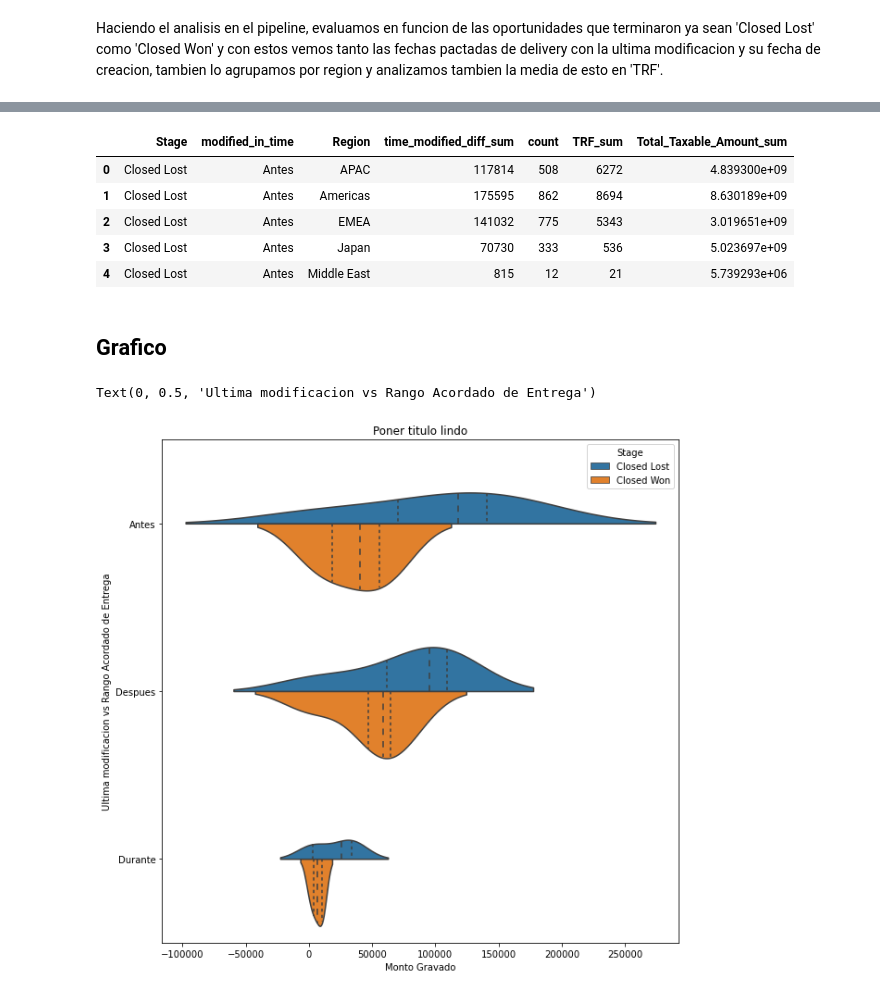
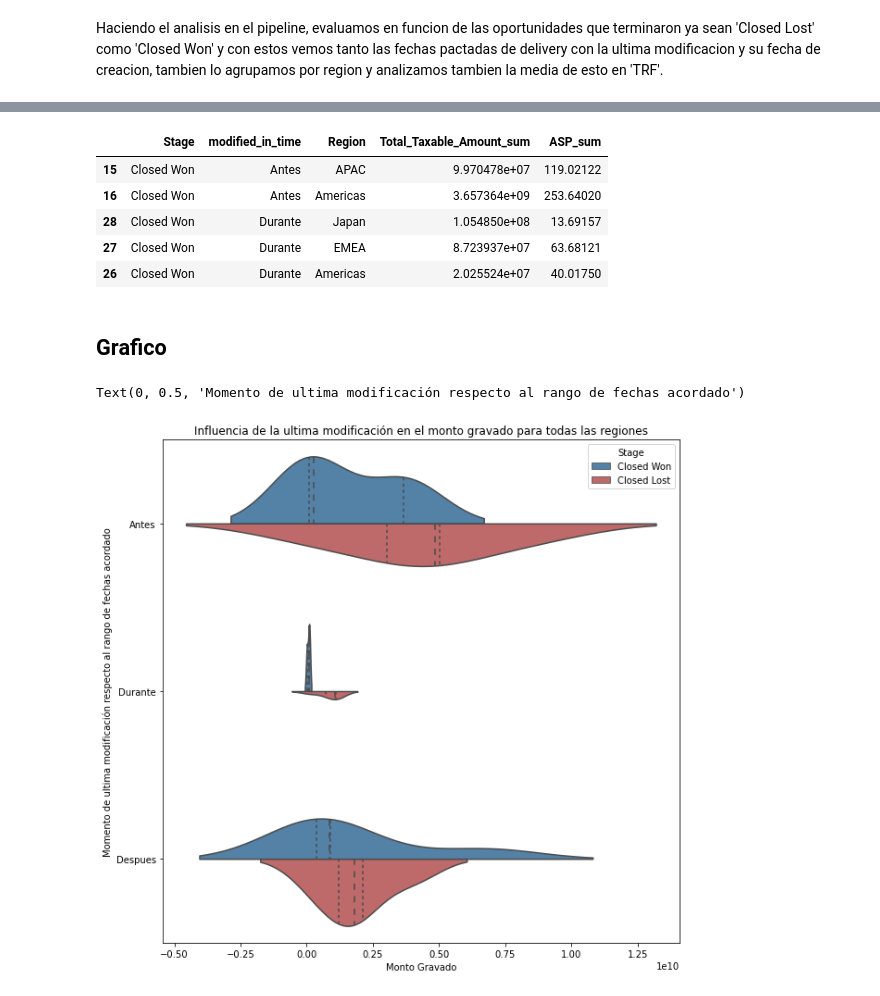
Before and after one commit to RenzoJacinto/TP1-Datos, a Jupyter notebook: visu.ipynb, the cells around one changed output, grey strips where cells are left out. Drawn from its saved outputs; the diff is of its cells as text; code cells hidden in the pictures.

Commit message:
Add files via upload
Ahi subi el grafico a entregar, con los colores elegidos y la orientacion de las metricas elegidas

```diff
--- a/visu.ipynb
+++ b/visu.ipynb
@@ -148,5 +148,5 @@ df_fin
 # %%
 by_region = df_fin.groupby(['Stage', 'modified_in_time', 'Region'])\
-.agg({'time_modified_diff':['sum', 'count'], 'TRF':'sum', 'Total_Taxable_Amount':'sum'})
+.agg({'Total_Taxable_Amount':'sum', 'ASP_(converted)':'sum'})
 by_region
 # %% [output]
@@ -172,27 +171,30 @@ by_region
 # %%
 by_region = by_region.reset_index()
-by_region.columns = ['Stage', 'modified_in_time', 'Region', 'time_modified_diff_sum',
-                     'count','TRF_sum', 'Total_Taxable_Amount_sum']
+by_region.columns = ['Stage', 'modified_in_time', 'Region', 'Total_Taxable_Amount_sum', 'ASP_sum']
+
+by_region = by_region.sort_values('Stage', ascending = False)
 by_region.head()
 # %% [output]
-|  | Stage | modified_in_time | Region | time_modified_diff_sum | count | TRF_sum | Total_Taxable_Amount_sum |
-| 0 | Closed Lost | Antes | APAC | 117814 | 508 | 6272 | 4.839300e+09 |
-| 1 | Closed Lost | Antes | Americas | 175595 | 862 | 8694 | 8.630189e+09 |
-| 2 | Closed Lost | Antes | EMEA | 141032 | 775 | 5343 | 3.019651e+09 |
-| 3 | Closed Lost | Antes | Japan | 70730 | 333 | 536 | 5.023697e+09 |
-| 4 | Closed Lost | Antes | Middle East | 815 | 12 | 21 | 5.739293e+06 |
+|  | Stage | modified_in_time | Region | Total_Taxable_Amount_sum | ASP_sum |
+| 15 | Closed Won | Antes | APAC | 9.970478e+07 | 119.02122 |
+| 16 | Closed Won | Antes | Americas | 3.657364e+09 | 253.64020 |
+| 28 | Closed Won | Durante | Japan | 1.054850e+08 | 13.69157 |
+| 27 | Closed Won | Durante | EMEA | 8.723937e+07 | 63.68121 |
+| 26 | Closed Won | Durante | Americas | 2.025524e+07 | 40.01750 |
 # %% [markdown]
 ## Grafico
 # %%
 import seaborn as sns
 import matplotlib.pyplot as plt
 
+pal = {'Closed Won': 'steelblue', 'Closed Lost': 'indianred'}
+
 fig, ax = plt.subplots(figsize = (10, 10))
-plt.title('Poner titulo lindo')
-sns.violinplot( y='modified_in_time', x='time_modified_diff_sum', hue = 'Stage', data=by_region, split=True,  inner="quartile")
+plt.title('Influencia de la ultima modificación en el monto gravado para todas las regiones')
+sns.violinplot( y='modified_in_time', x='Total_Taxable_Amount_sum', hue = 'Stage', data=by_region, split=True,  inner="quartile", palette=pal)
 
 ax.set_xlabel('Monto Gravado')
-ax.set_ylabel('Ultima modificacion vs Rango Acordado de Entrega')
+ax.set_ylabel('Momento de ultima modificación respecto al rango de fechas acordado')
 # %% [output]
-Text(0, 0.5, 'Ultima modificacion vs Rango Acordado de Entrega')
+Text(0, 0.5, 'Momento de ultima modificación respecto al rango de fechas acordado')
-[figure, old version]
+[figure, new version]
```
Also changed, not shown: parts of 5 cells of this notebook.
